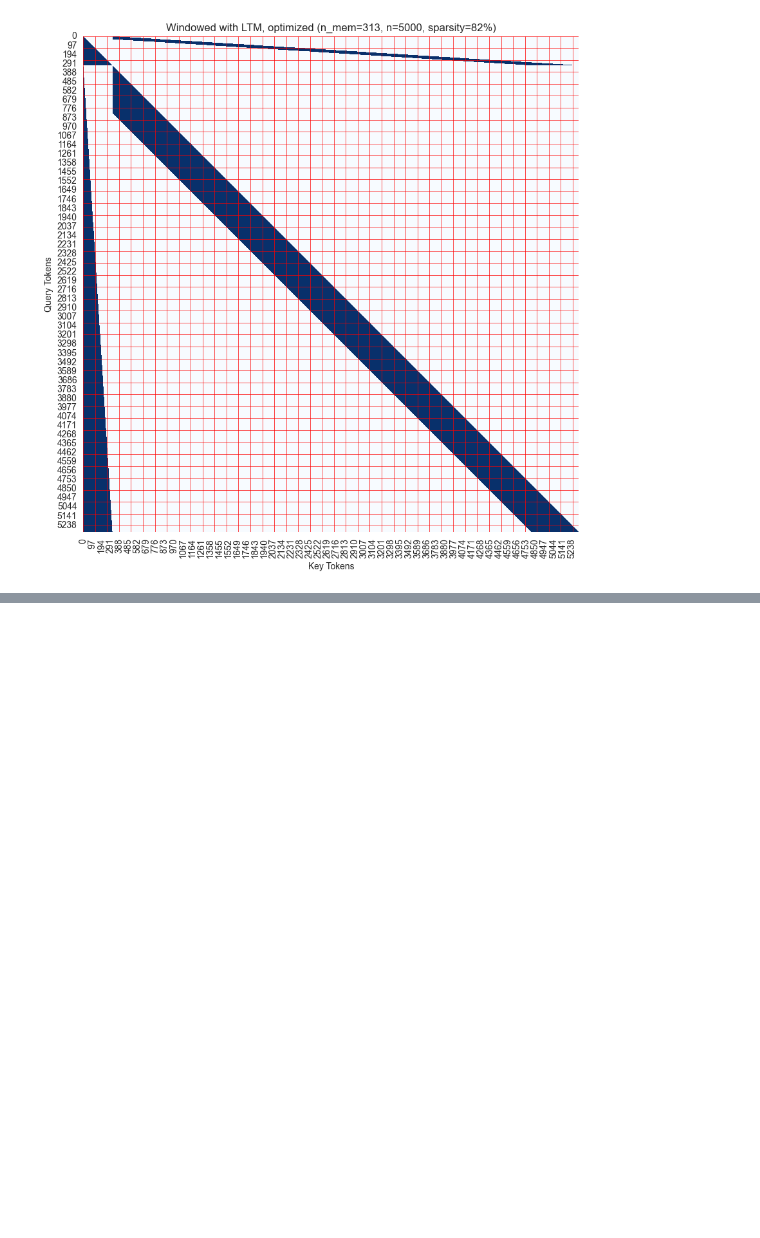
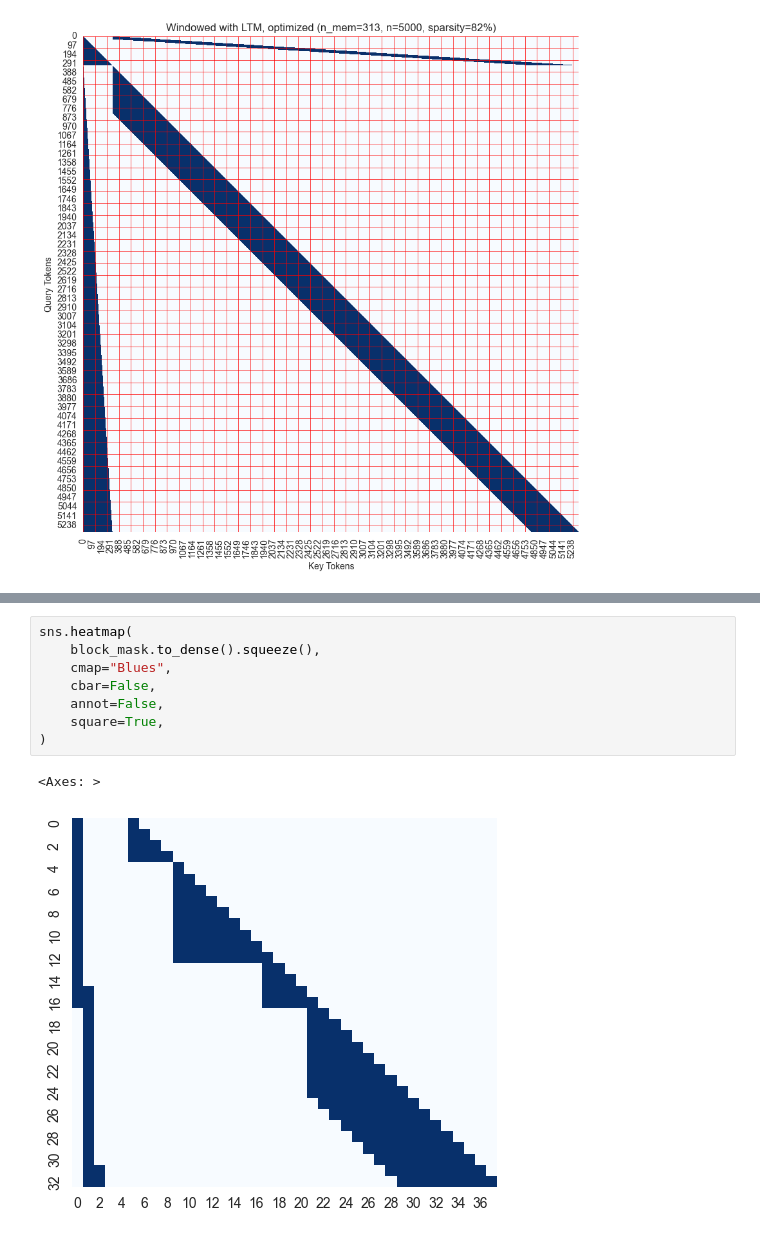
Before and after one commit to ViktorooReps/mem-llm, a Jupyter notebook: notebooks/visualize_attn_pattern.ipynb, the cells around one changed output, grey strips where cells are left out. Drawn from its saved outputs; the diff is of its cells as text; blank space fills up the shorter version.

```diff
--- a/benchmark_attn.ipynb
+++ b/notebooks/visualize_attn_pattern.ipynb
@@ -279,0 +352,11 @@ Possible sparsity: 48 - 88
+# %%
+sns.heatmap(
+    block_mask.to_dense().squeeze(),
+    cmap="Blues",
+    cbar=False,
+    annot=False,
+    square=True,
+)
+# %% [output]
+<Axes: >
+[figure, added]
```
Also changed, not shown: parts of 8 cells of this notebook, 11 other files.
